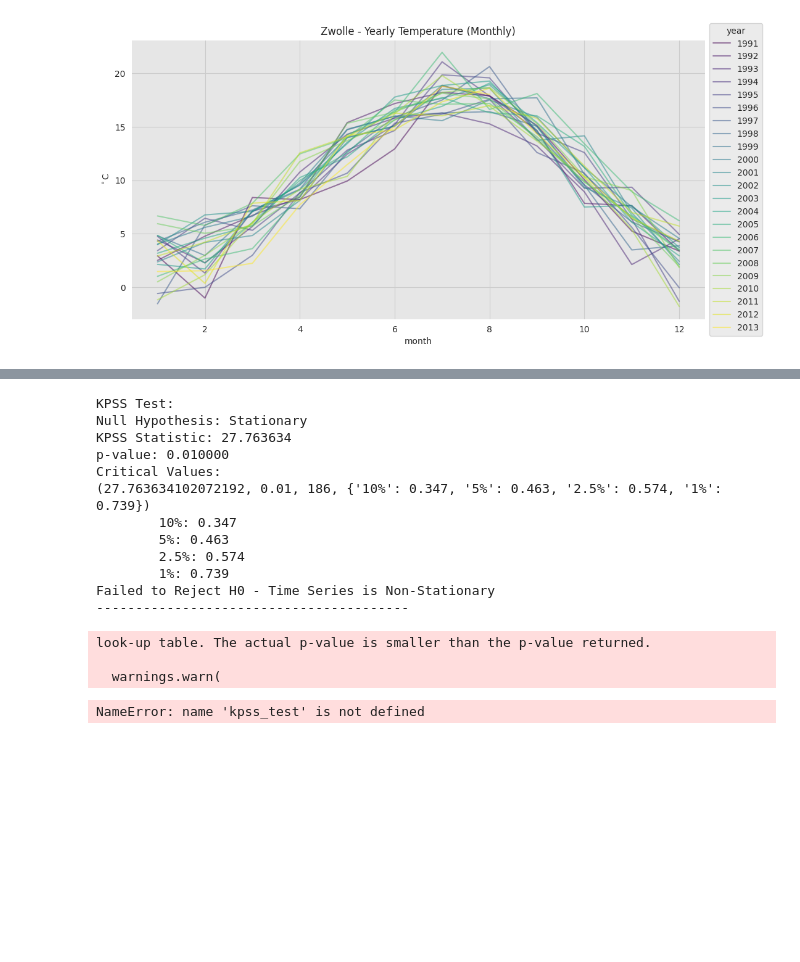
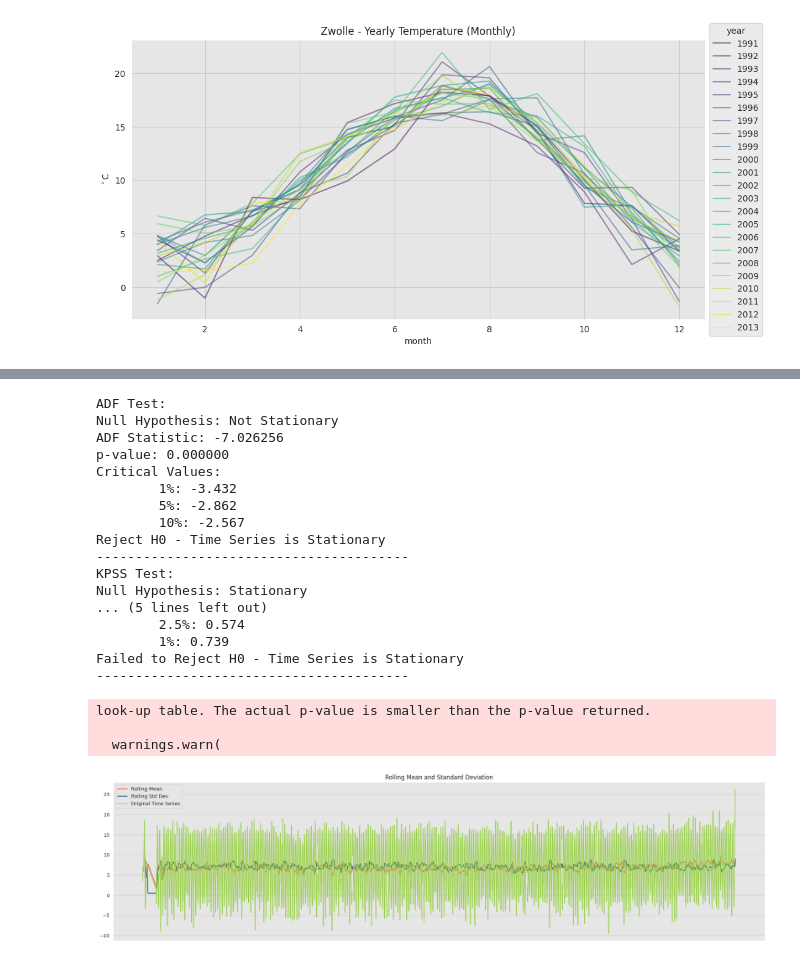
Before and after one commit to mic1899/earth_surface_temperature, a Jupyter notebook: EDA.ipynb, the cells around one changed output, grey strips where cells are left out. Cells and saved outputs as stored; diff of their text form; code cells hidden in the pictures; blank space fills up the shorter version.

```diff
--- a/EDA.ipynb
+++ b/EDA.ipynb
@@ -178,13 +184,14 @@ seas_decomb_yearly = trend_season_residual(df, "Zurich")
 # %%
 # Test for stationarity
 
-def stationarity_test(df):
-
+def stationarity_test(df, column, city, significance_level):
+    df = df[df.City==city]
+    df = df[column].squeeze()
     #df = df.dropna()
     # Calculate rolling mean and rolling standard deviation
     rolling_mean = df.rolling(12).mean()
     rolling_std_dev = df.rolling(12).std()
-    '''
+
     # Plot the statistics
     plt.figure(figsize=(24,6))
     plt.plot(rolling_mean, color='#FF5A36', label='Rolling Mean')
@@ -195,48 +202,55 @@ def stationarity_test(df):
     plt.title('Rolling Mean and Standard Deviation')
 
     # ADF test
     print('ADF Test:')
     adf_test = adfuller(df,autolag='AIC')
     print('Null Hypothesis: Not Stationary')
     print('ADF Statistic: %f' % adf_test[0])
     print('p-value: %f' % adf_test[1])
+    print("Critical Values:")
+    for key, value in adf_test[4].items():
+        print('\t%s: %.3f' % (key, value))
+    if adf_test[1]<significance_level:# abs(adf_test[0]) > abs(adf_test[4][significance_level+"%"])
+        print("Reject H0 - Time Series is Stationary")
+    else:
+        print("Failed to Reject H0 - Time Series is Non-Stationary")
     print('----'*10)
-    '''
+
     # KPSS test
     print('KPSS Test:')
     kpss_test = kpss(df, regression='c', nlags='legacy', store=False)
     print('Null Hypothesis: Stationary')
     print('KPSS Statistic: %f' % kpss_test[0])
     print('p-value: %f' % kpss_test[1])
     print("Critical Values:")
     for key, value in kpss_test[3].items():
         print('\t%s: %.3f' % (key, value))
-
-    if kpss_test[0] < kpss_test[3]["5%"]:
-        print("Reject H0 - Time Series is Stationary")
+    if kpss_test[1]<significance_level:# or abs(kpss_test[0]) < abs(kpss_test[3]["5%"]):
+        print("Reject H0 - Time Series is Non-Stationary")
     else:
-        print("Failed to Reject H0 - Time Series is Non-Stationary")
-
+        print("Failed to Reject H0 - Time Series is Stationary")
     print('----'*10)
 
-stationarity_test(df.query('year<1950 and year>1760').AverageTemperature.squeeze())
+stationarity_test(df, 'AverageTemperature', 'Zurich', significance_level=0.01)
 # %% [output]
+ADF Test:
+Null Hypothesis: Not Stationary
+ADF Statistic: -7.026256
+p-value: 0.000000
+Critical Values:
+        1%: -3.432
+        5%: -2.862
+        10%: -2.567
+Reject H0 - Time Series is Stationary
+----------------------------------------
 KPSS Test:
 Null Hypothesis: Stationary
-KPSS Statistic: 27.763634
-p-value: 0.010000
-Critical Values:
-(27.763634102072192, 0.01, 186, {'10%': 0.347, '5%': 0.463, '2.5%': 0.574, '1%': 0.739})
-        10%: 0.347
-        5%: 0.463
+... (5 lines left out)
         2.5%: 0.574
         1%: 0.739
-Failed to Reject H0 - Time Series is Non-Stationary
+Failed to Reject H0 - Time Series is Stationary
 ----------------------------------------
 look-up table. The actual p-value is smaller than the p-value returned.
 
   warnings.warn(
+[figure, added]
-# %%
-kpss_test
-# %% [output]
-NameError: name 'kpss_test' is not defined
```
Also changed, not shown: parts of 18 cells of this notebook.
